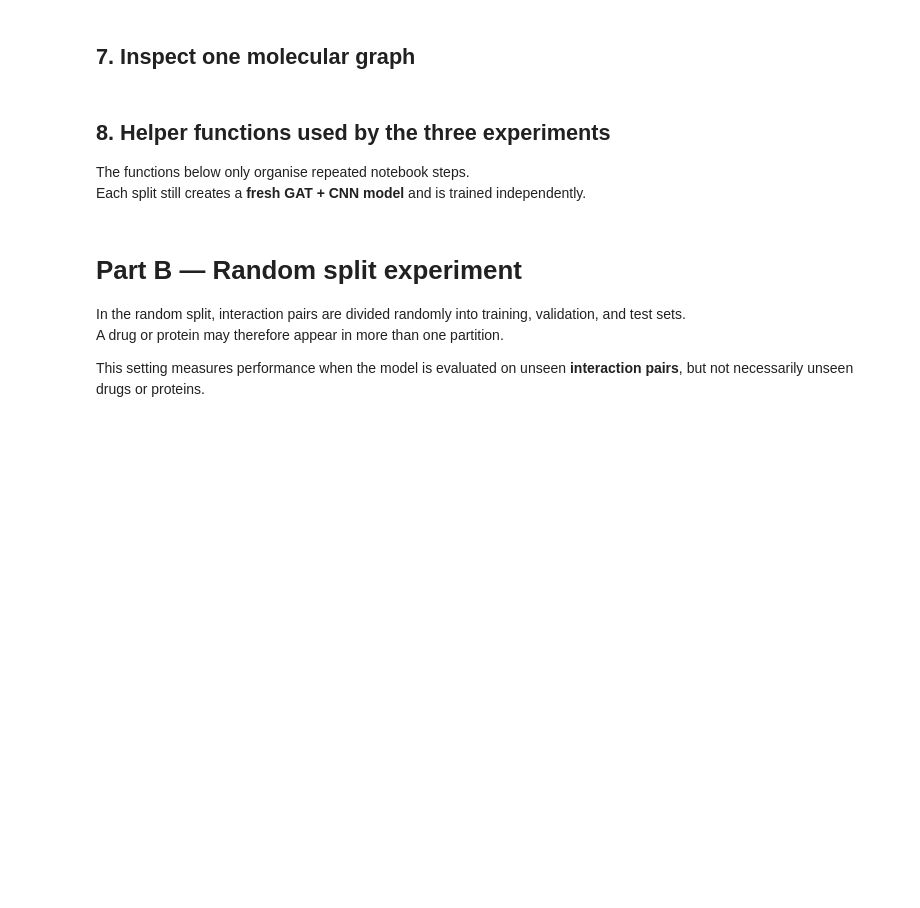
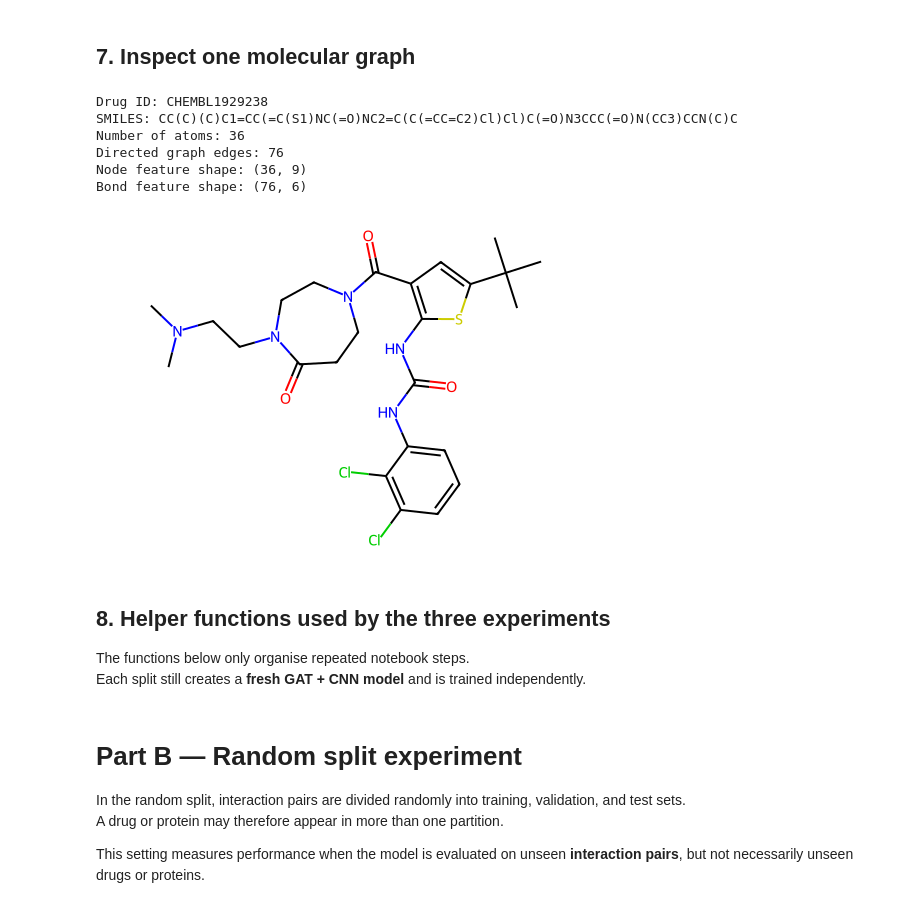
Before and after one commit to Thebluesky303/msc-dissertation-drug-repurposing, a Jupyter notebook: notebooks/05_kiba_gat_cnn.ipynb, the cells around one changed output. Drawn from its saved outputs; the diff is of its cells as text; code cells hidden in the pictures; blank space fills up the shorter version.

Commit message:
Kiba gat CNN model trained.

```diff
--- a/notebooks/05_kiba_gat_cnn.ipynb
+++ b/notebooks/05_kiba_gat_cnn.ipynb
@@ -238,20 +627,28 @@ print("Bond feature dimension:", BOND_FEATURE_DIM)
 # %% [markdown]
 ## 7. Inspect one molecular graph
 # %%
-example_row = kiba_df.iloc[0]
+example_row = kiba_df.iloc[330]
 example_drug_id = str(example_row["drug_id"])
 example_smiles = example_row["smiles"]
 example_graph = drug_graph_cache[example_drug_id]
 
 print("Drug ID:", example_drug_id)
 print("SMILES:", example_smiles)
 print("Number of atoms:", example_graph.num_nodes)
 print("Directed graph edges:", example_graph.edge_index.shape[1])
 print("Node feature shape:", tuple(example_graph.x.shape))
 print("Bond feature shape:", tuple(example_graph.edge_attr.shape))
 
 molecule = Chem.MolFromSmiles(example_smiles)
 display(Draw.MolToImage(molecule, size=(500, 350)))
+# %% [output]
+Drug ID: CHEMBL1929238
+SMILES: CC(C)(C)C1=CC(=C(S1)NC(=O)NC2=C(C(=CC=C2)Cl)Cl)C(=O)N3CCC(=O)N(CC3)CCN(C)C
+Number of atoms: 36
+Directed graph edges: 76
+Node feature shape: (36, 9)
+Bond feature shape: (76, 6)
+[figure, added]
 # %% [markdown]
 ## 8. Helper functions used by the three experiments
 
```
Also changed, not shown: parts of 18 cells of this notebook.
